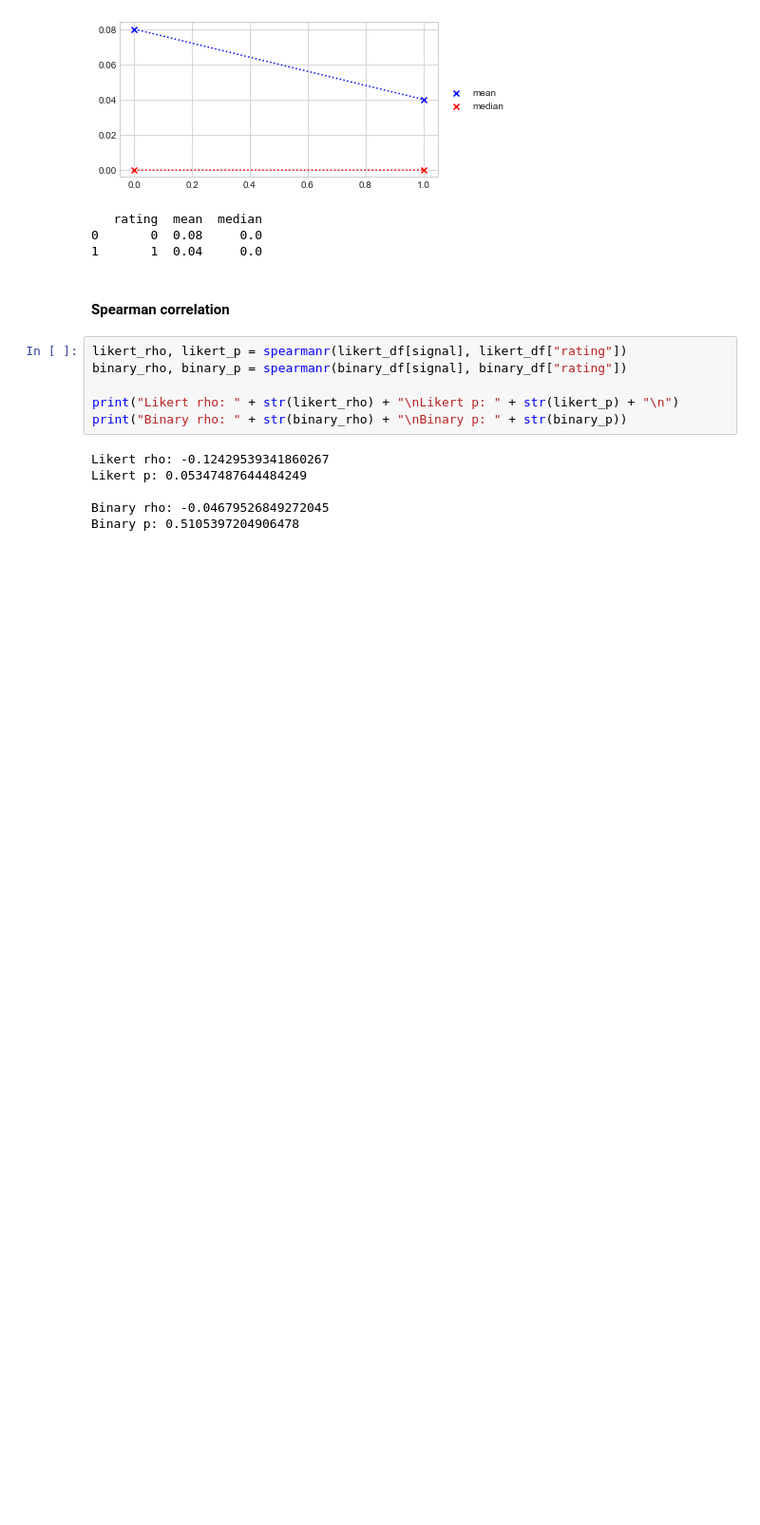
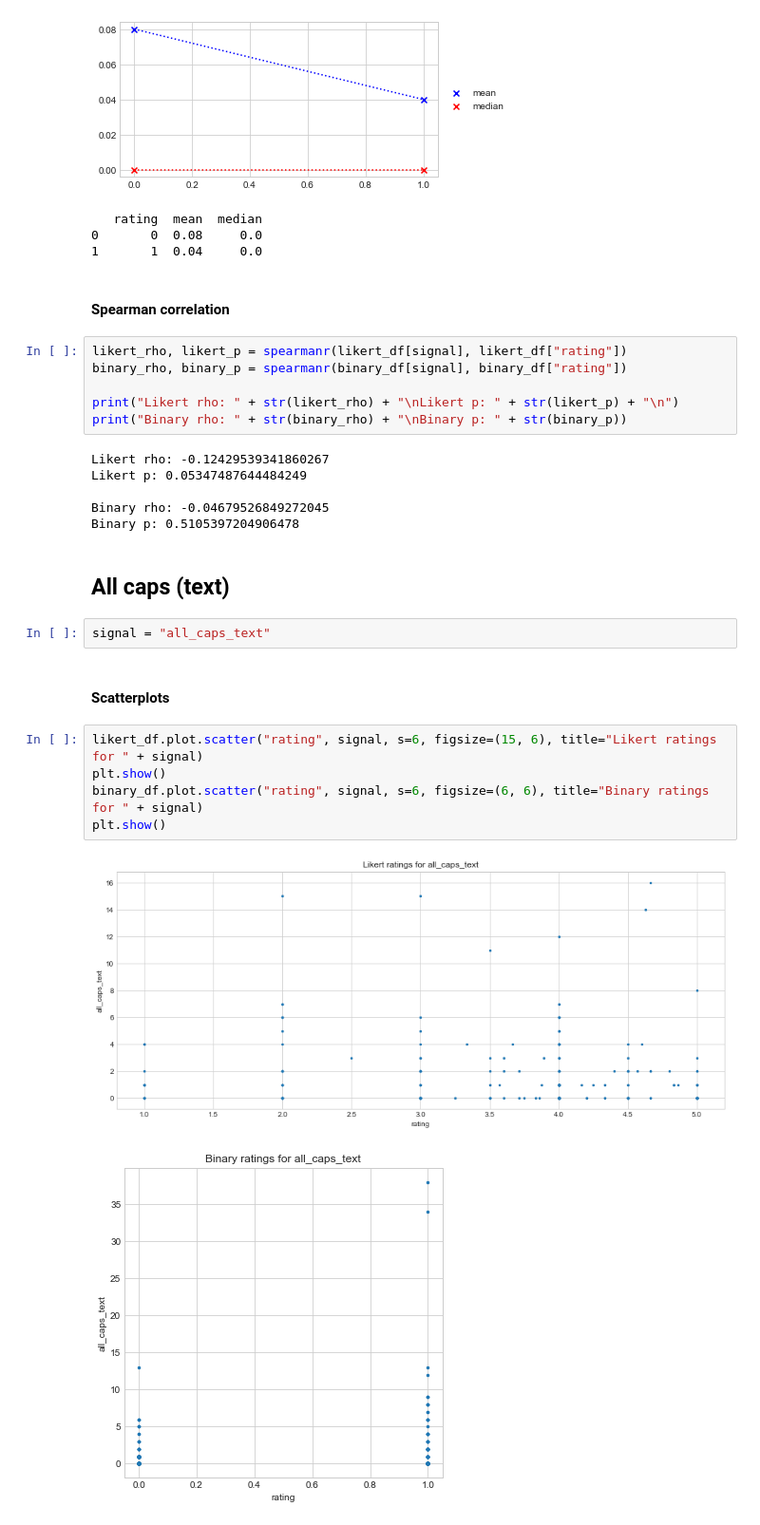
Before and after one commit to lvap/alpaca, a Jupyter notebook: analysis/signal_analysis.ipynb, the cells around one changed output. Shown at 95% size. Cells and saved outputs as stored; diff of their text form; blank space fills up the shorter version.

```diff
--- a/analysis/signal_analysis.ipynb
+++ b/analysis/signal_analysis.ipynb
@@ -966,3 +967,17 @@ Likert p: 0.05347487644484249
 
 Binary rho: -0.04679526849272045
 Binary p: 0.5105397204906478
+# %% [markdown]
+## All caps (text)
+# %%
+signal = "all_caps_text"
+# %% [markdown]
+#### Scatterplots
+# %%
+likert_df.plot.scatter("rating", signal, s=6, figsize=(15, 6), title="Likert ratings for " + signal)
+plt.show()
+binary_df.plot.scatter("rating", signal, s=6, figsize=(6, 6), title="Binary ratings for " + signal)
+plt.show()
+# %% [output]
+[figure, added]
+[figure, added]
```
Also changed, not shown: parts of 30 cells of this notebook, 9 other files.
